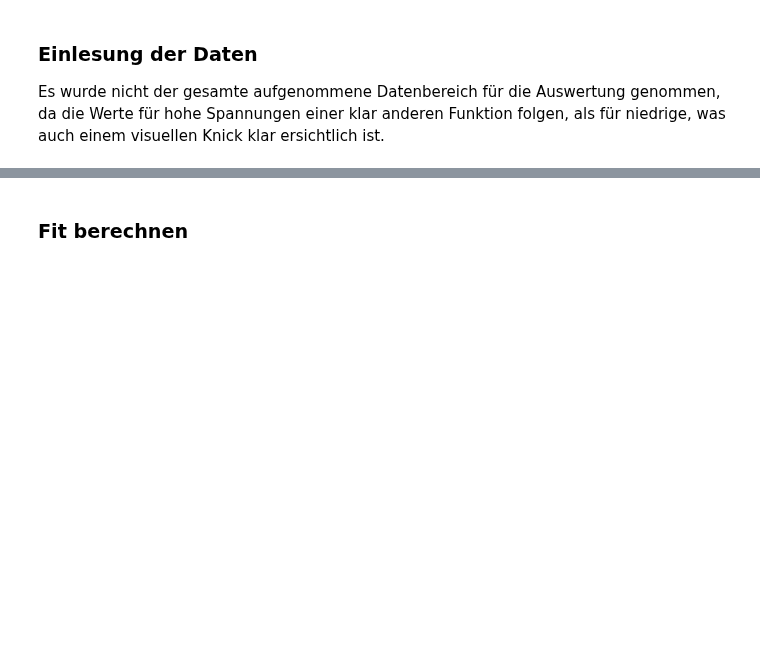
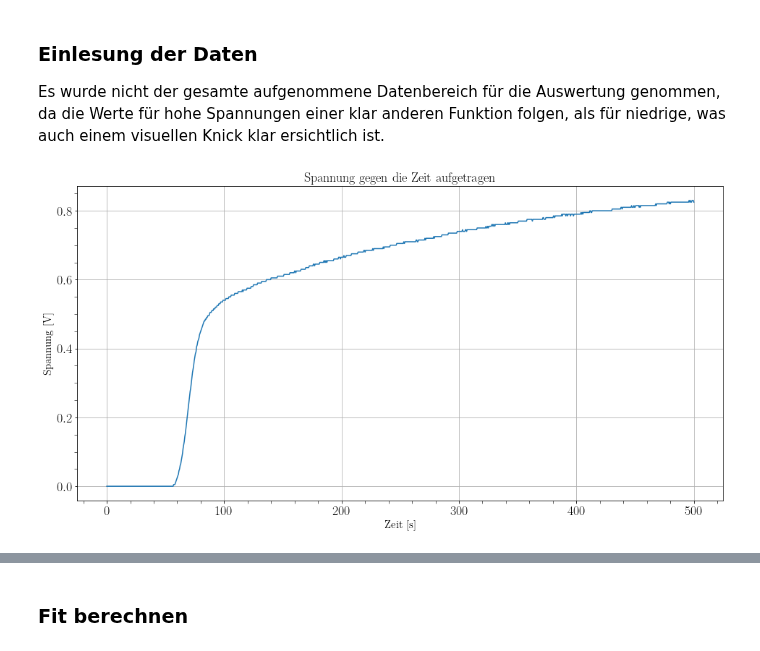
Before and after one commit to MayerPablo/FP, a Jupyter notebook: Supraleiter/Supraleier.ipynb, the cells around one changed output, grey strips where cells are left out. Saved outputs shown, nothing was run; the diff lists cells and outputs as text; code cells hidden in the pictures; blank space fills up the shorter version.

```diff
--- a/Supraleiter/Supraleier.ipynb
+++ b/Supraleiter/Supraleier.ipynb
@@ -211,3 +212,22 @@ spannungUB1quarterGoofyAhMessung2 = quarterGoofyAhMessung['Spannung U_B1 / V'].t
+# %%
+# Plotgröße anpassen
+plt.figure(figsize=(16, 8))
+
+# Gemessene Spannungswerte auftragen
+plt.plot(zeitMessung1HTS, spannungUB1Messung1HTS)
+
+
+# labels und legend
+plt.xlabel(r'Zeit [s]')
+plt.ylabel(r'Spannung [V]')
+
+
+# Plot anzeigen lassen
+plt.grid(True)
+plt.title('Spannung gegen die Zeit aufgetragen')
+plt.show()
+# %% [output]
+[figure, added]
 # %%
 # Plotgröße anpassen
 plt.figure(figsize=(16, 8))
```
Also changed, not shown: parts of 11 cells of this notebook, 9 other files.
